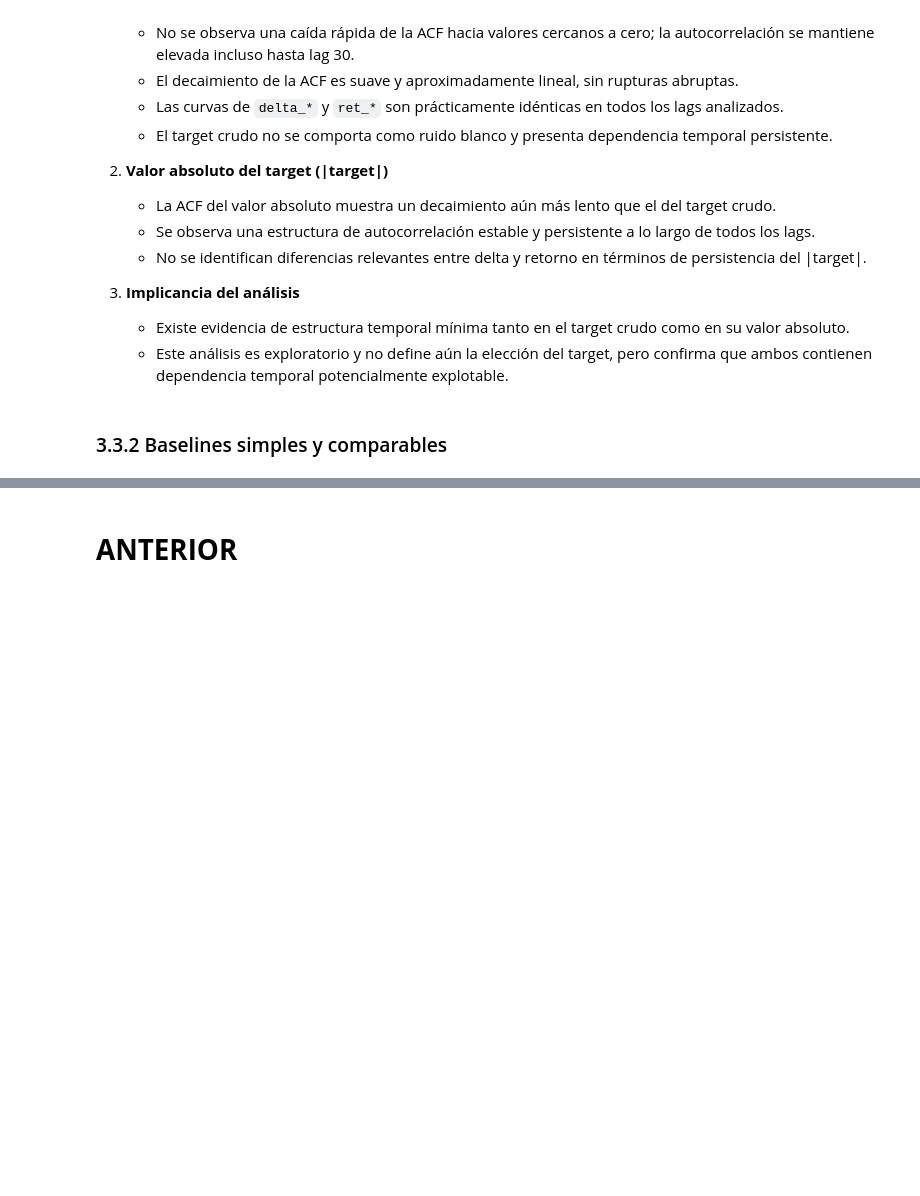
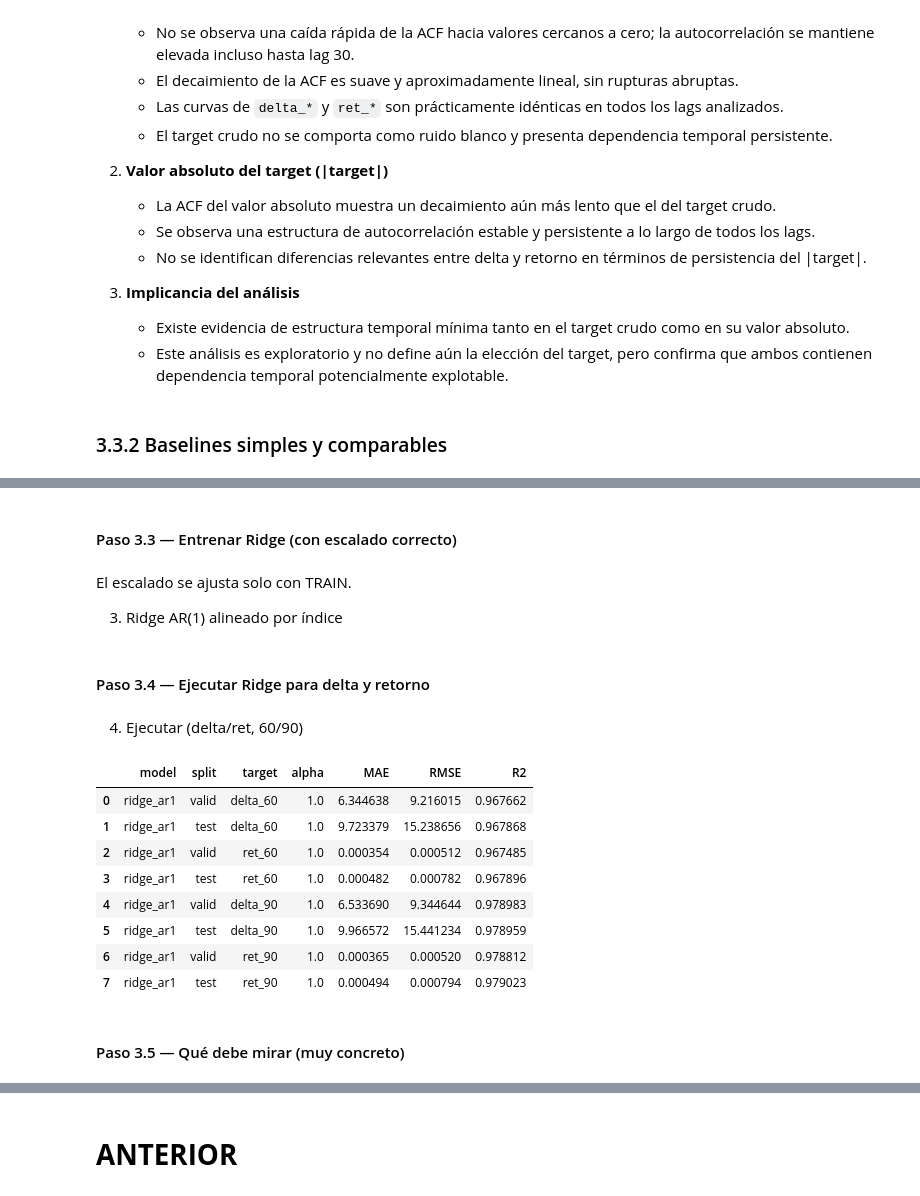
Before and after one commit to GUNAPILLCO/neural_profit, a Jupyter notebook: notebooks/stage_03_target_definition/stage_03a_target_investigation.ipynb, the cells around one changed output, grey strips where cells are left out. Drawn from its saved outputs; the diff is of its cells as text; code cells hidden in the pictures; blank space fills up the shorter version.

```diff
--- a/notebooks/stage_03_target_definition/stage_03a_target_investigation.ipynb
+++ b/notebooks/stage_03_target_definition/stage_03a_target_investigation.ipynb
@@ -1845,0 +2284,23 @@ Esto no decide el target, solo confirma si hay estructura temporal mínima.
+# %%
+def prepare_ar_dataset(
+    df: pd.DataFrame,
+    *,
+    target_col: str,
+    lag: int = 1,
+):
+    """
+    Dataset autoregresivo simple:
+      X_t = target_{t-lag}
+      y_t = target_t
+    """
+    y = df[target_col]
+    X = y.shift(lag)
+
+    data = pd.concat([X.rename("x_lag"), y.rename("y")], axis=1).dropna()
+    return data[["x_lag"]], data["y"]
+# %% [markdown]
+#### Paso 3.3 — Entrenar Ridge (con escalado correcto)
+# %% [markdown]
+El escalado se ajusta solo con TRAIN.
+
+3. Ridge AR(1) alineado por índice
@@ -1845,0 +2361,28 @@ Esto no decide el target, solo confirma si hay estructura temporal mínima.
+# %% [markdown]
+#### Paso 3.4 — Ejecutar Ridge para delta y retorno
+# %% [markdown]
+4. Ejecutar (delta/ret, 60/90)
+# %%
+# Split temporal por índice (una sola vez)
+split_s = make_temporal_split_series(mnq_intraday_targets, train_frac=0.70, valid_frac=0.15)
+
+res_ridge = pd.concat([
+    eval_ridge_ar(mnq_intraday_targets, target_col="delta_60", split_s=split_s, alpha=1.0),
+    eval_ridge_ar(mnq_intraday_targets, target_col="ret_60",   split_s=split_s, alpha=1.0),
+    eval_ridge_ar(mnq_intraday_targets, target_col="delta_90", split_s=split_s, alpha=1.0),
+    eval_ridge_ar(mnq_intraday_targets, target_col="ret_90",   split_s=split_s, alpha=1.0),
+], ignore_index=True)
+
+display(res_ridge)
+# %% [output]
+|  | model | split | target | alpha | MAE | RMSE | R2 |
+| 0 | ridge_ar1 | valid | delta_60 | 1.0 | 6.344638 | 9.216015 | 0.967662 |
+| 1 | ridge_ar1 | test | delta_60 | 1.0 | 9.723379 | 15.238656 | 0.967868 |
+| 2 | ridge_ar1 | valid | ret_60 | 1.0 | 0.000354 | 0.000512 | 0.967485 |
+| 3 | ridge_ar1 | test | ret_60 | 1.0 | 0.000482 | 0.000782 | 0.967896 |
+| 4 | ridge_ar1 | valid | delta_90 | 1.0 | 6.533690 | 9.344644 | 0.978983 |
+| 5 | ridge_ar1 | test | delta_90 | 1.0 | 9.966572 | 15.441234 | 0.978959 |
+| 6 | ridge_ar1 | valid | ret_90 | 1.0 | 0.000365 | 0.000520 | 0.978812 |
+| 7 | ridge_ar1 | test | ret_90 | 1.0 | 0.000494 | 0.000794 | 0.979023 |
+# %% [markdown]
+#### Paso 3.5 — Qué debe mirar (muy concreto)
```
Also changed, not shown: parts of 67 cells of this notebook.
